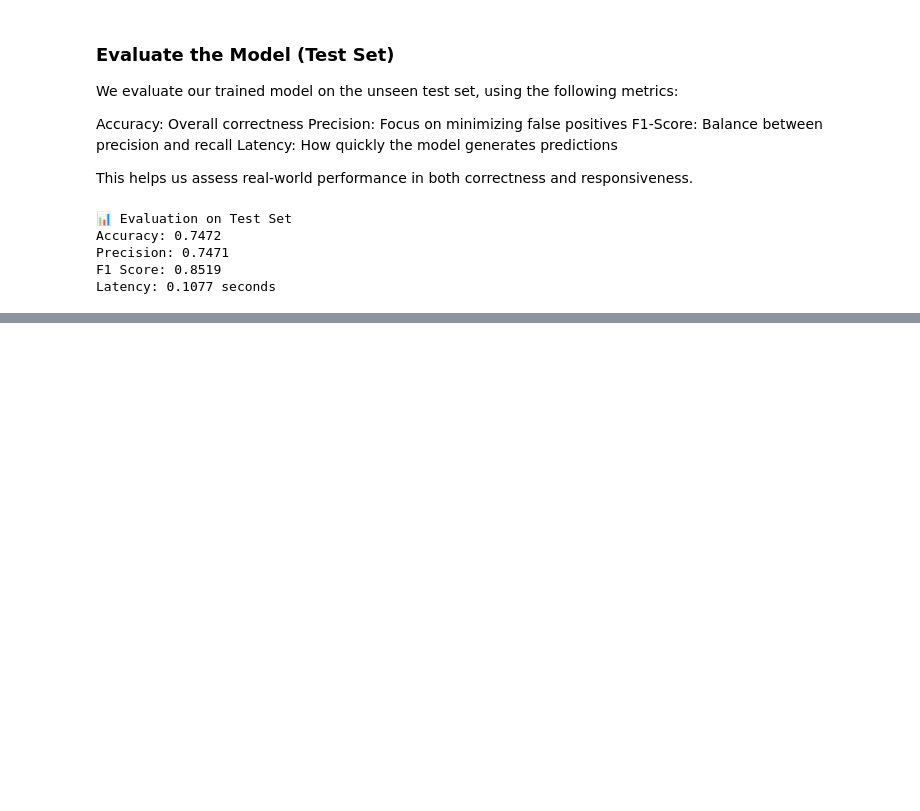
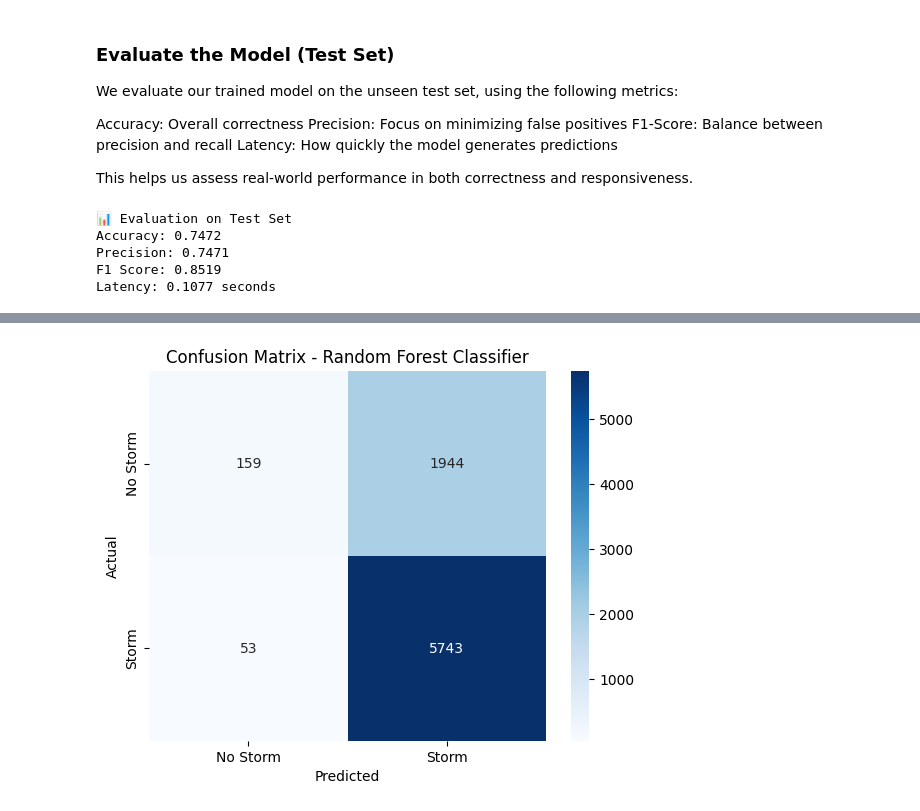
Before and after one commit to Intelligent-System-Project25/IS_Project, a Jupyter notebook: Random_Forest_Classifier.ipynb, the cells around one changed output, grey strips where cells are left out. Cells and saved outputs as stored; diff of their text form; code cells hidden in the pictures; blank space fills up the shorter version.

Commit message:
Visualize: Confusion Matrix

```diff
--- a/Random_Forest_Classifier.ipynb
+++ b/Random_Forest_Classifier.ipynb
@@ -129,0 +140,9 @@ Latency: 0.1077 seconds
+# %%
+cm = confusion_matrix(y_test, y_pred_test)
+sns.heatmap(cm, annot=True, fmt='d', cmap='Blues', xticklabels=["No Storm", "Storm"], yticklabels=["No Storm", "Storm"])
+plt.xlabel('Predicted')
+plt.ylabel('Actual')
+plt.title('Confusion Matrix - Random Forest Classifier')
+plt.show()
+# %% [output]
+[figure, added]
```
Also changed, not shown: parts of 1 cell of this notebook.
